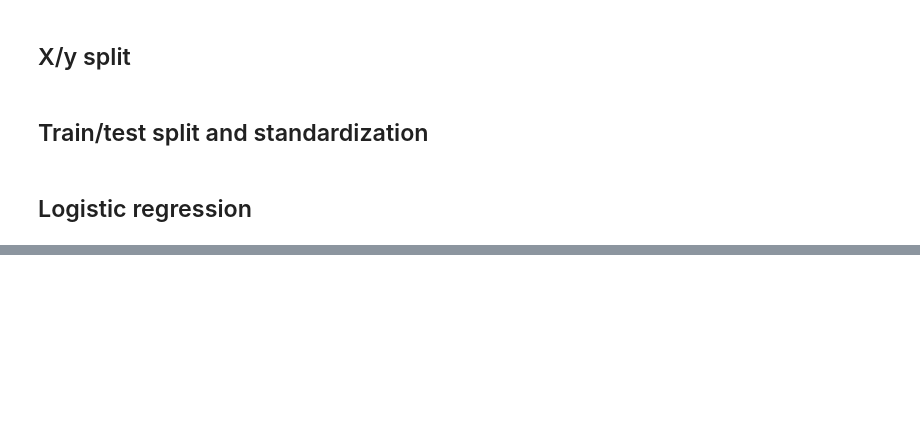
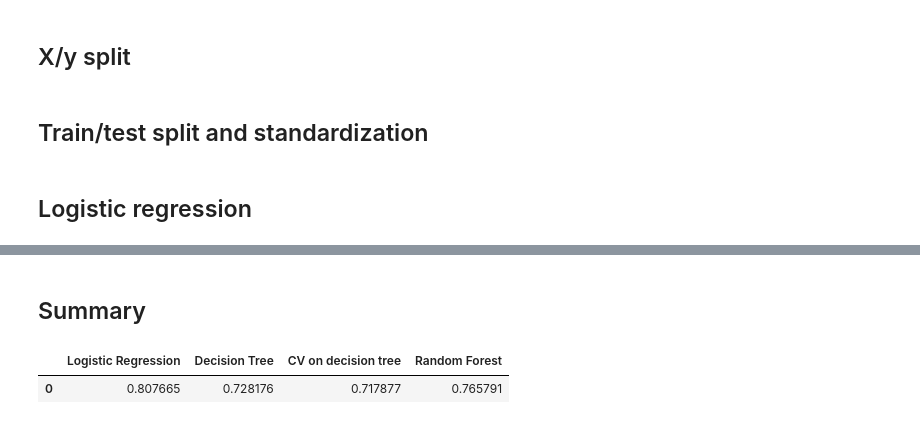
Before and after one commit to nelsonlage/Ironhack-labs, a Jupyter notebook: Customer_churn/Customer_churn.ipynb, the cells around one changed output, grey strips where cells are left out. Cells and saved outputs as stored; diff of their text form; code cells hidden in the pictures; blank space fills up the shorter version.

```diff
--- a/Customer_churn/Customer_churn.ipynb
+++ b/Customer_churn/Customer_churn.ipynb
@@ -148,0 +179,2 @@ The overall accuracy is 0.7937. The model is better at predicting the label 'No'
+# %%
+model_accuracy['CV on decision tree'] = results.mean()
@@ -148,0 +222,9 @@ The overall accuracy is 0.7937. The model is better at predicting the label 'No'
+# %%
+model_accuracy['Random Forest'] = classification_report(y_test, y_hat, output_dict=True)['accuracy']
+# %% [markdown]
+## Summary
+# %%
+pd.DataFrame([model_accuracy])
+# %% [output]
+|  | Logistic Regression | Decision Tree | CV on decision tree | Random Forest |
+| 0 | 0.807665 | 0.728176 | 0.717877 | 0.765791 |
```
Also changed, not shown: parts of 21 cells of this notebook.
